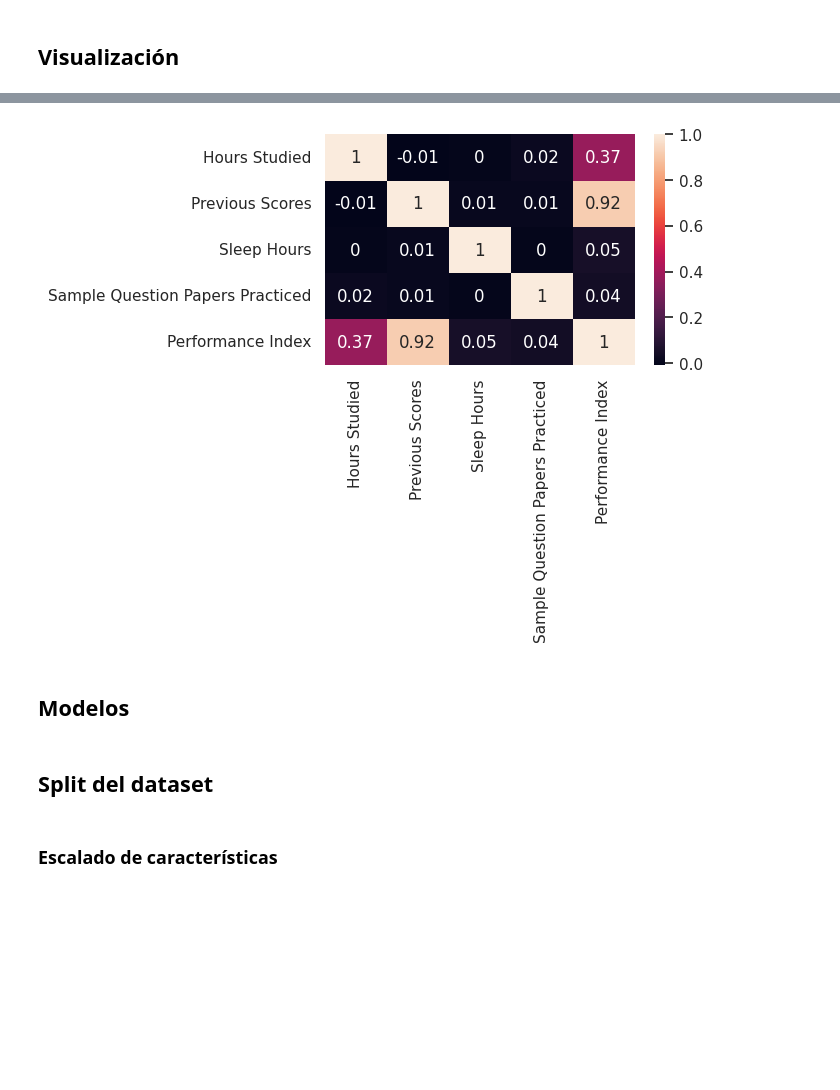
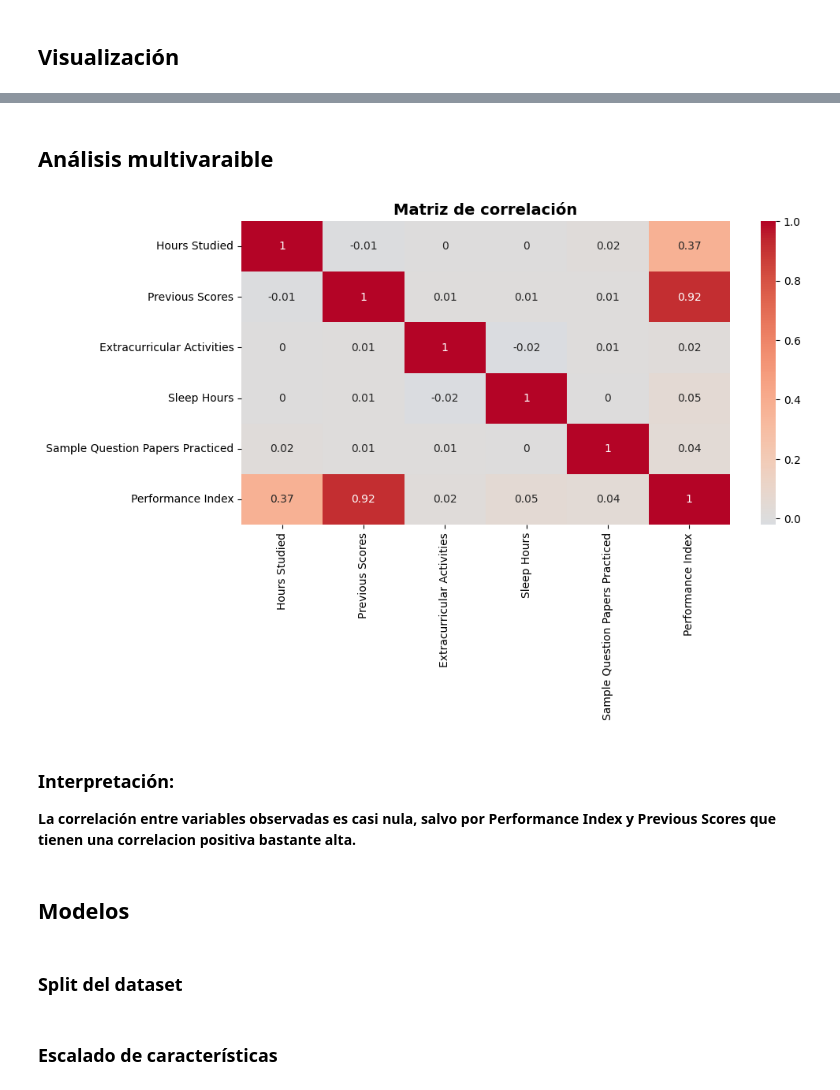
Before and after one commit to GusFontana404/AA2-TUIA-Fontana-Leguiza, a Jupyter notebook: PROBLEMA1/AA2_TP1_Ej1.ipynb, the cells around one changed output, grey strips where cells are left out. Drawn from its saved outputs; the diff is of its cells as text; code cells hidden in the pictures; blank space fills up the shorter version.

```diff
--- a/PROBLEMA1/AA2_TP1_Ej1.ipynb
+++ b/PROBLEMA1/AA2_TP1_Ej1.ipynb
@@ -17,7 +13,6 @@
 # %% [markdown]
 ## **Librerías**
 # %%
-import csv
 import pandas as pd
 import matplotlib.pyplot as plt
 import seaborn as sns
@@ -26,7 +21,7 @@ from sklearn.preprocessing import StandardScaler
 from tensorflow.python.keras.callbacks import EarlyStopping
 import tensorflow as tf
 import numpy as np
-sns.set()
+import gdown
 # %% [markdown]
 ## **Carga del dataset**
 
@@ -34,6 +37,6 @@ sns.set()
 # %%
-# CARGAR EL DATASET
-data = pd.read_csv("/content/drive/MyDrive/Aprendizaje 2/Student_Performance.csv")
+# Cargar el dataset
+data = pd.read_csv("/content/dataset.csv")
 # %%
 # Mapear a 0 y 1 la columna objetivo
 data['Extracurricular Activities'] = data['Extracurricular Activities'].map({'Yes': 1, 'No': 0})
@@ -111,17 +147,22 @@ ValueError: num must be an integer with 1 <= num <= 3, not 4
+# %% [markdown]
+## **Análisis multivaraible**
 # %%
-# CORRELACIÓN ENTRE VARIABLES
-corr = data.drop('Extracurricular Activities', axis=1)\
-           .corr().round(2)
-
-plt.figure(figsize = (5,3))
-sns.heatmap(corr, annot=True)
+# Correlación entre variables
+corr = data.corr().round(2)
+plt.figure(figsize=(10,5))
+sns.heatmap(corr, annot=True, cmap="coolwarm", center=0)
+plt.title('Matriz de correlación',fontweight='bold',fontsize=14)
 plt.show()
 # %% [output]
-[figure, old version]
+[figure, new version]
+# %% [markdown]
+### **Interpretación:**
+
+**La correlación entre variables observadas es casi nula, salvo por Performance Index y Previous Scores que tienen una correlacion positiva bastante alta.**
 # %% [markdown]
 ## **Modelos**
 # %% [markdown]
-## **Split del dataset**
+### **Split del dataset**
 # %%
 # Primer split: dividir en entrenamiento y test
 x_train, x_test, y_train, y_test = train_test_split(data.drop('Performance Index', axis=1),
```
Also changed, not shown: parts of 28 cells of this notebook.
